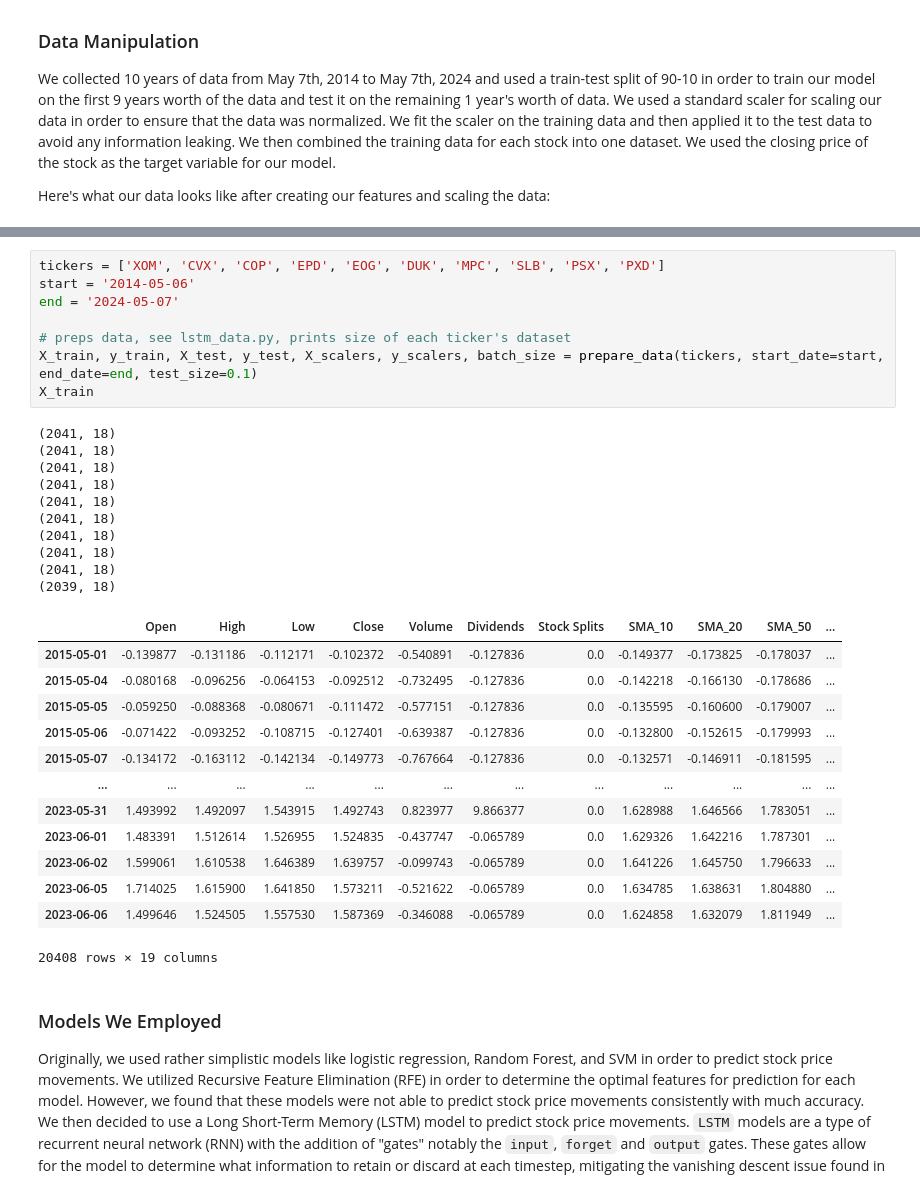
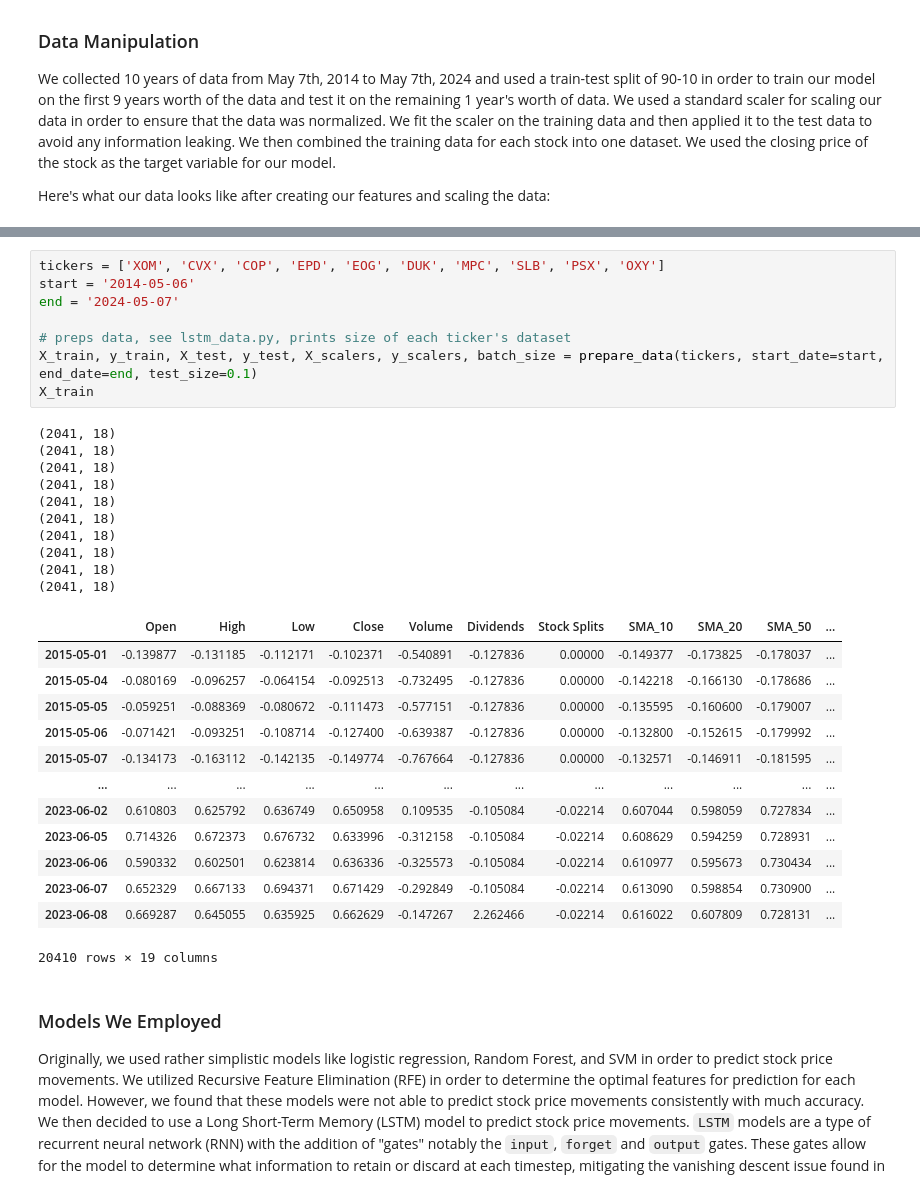
Before and after one commit to jjr2024/cs-451-quant-project, a Jupyter notebook: quant_research.ipynb, the cells around one changed output, grey strips where cells are left out. Drawn from its saved outputs; the diff is of its cells as text.

```diff
--- a/quant_research.ipynb
+++ b/quant_research.ipynb
@@ -119,35 +122,35 @@ from lstm_data import prepare_data, evaluate_lstm
 # %%
-tickers = ['XOM', 'CVX', 'COP', 'EPD', 'EOG', 'DUK', 'MPC', 'SLB', 'PSX', 'PXD']
+tickers = ['XOM', 'CVX', 'COP', 'EPD', 'EOG', 'DUK', 'MPC', 'SLB', 'PSX', 'OXY']
 start = '2014-05-06'
 end = '2024-05-07'
 
 # preps data, see lstm_data.py, prints size of each ticker's dataset
 X_train, y_train, X_test, y_test, X_scalers, y_scalers, batch_size = prepare_data(tickers, start_date=start, end_date=end, test_size=0.1)
 X_train
 # %% [output]
 (2041, 18)
 (2041, 18)
 (2041, 18)
 (2041, 18)
 (2041, 18)
 (2041, 18)
 (2041, 18)
 (2041, 18)
 (2041, 18)
-(2039, 18)
+(2041, 18)
 |  | Open | High | Low | Close | Volume | Dividends | Stock Splits | SMA_10 | SMA_20 | SMA_50 | ... |
-| 2015-05-01 | -0.139877 | -0.131186 | -0.112171 | -0.102372 | -0.540891 | -0.127836 | 0.0 | -0.149377 | -0.173825 | -0.178037 | ... |
-| 2015-05-04 | -0.080168 | -0.096256 | -0.064153 | -0.092512 | -0.732495 | -0.127836 | 0.0 | -0.142218 | -0.166130 | -0.178686 | ... |
-| 2015-05-05 | -0.059250 | -0.088368 | -0.080671 | -0.111472 | -0.577151 | -0.127836 | 0.0 | -0.135595 | -0.160600 | -0.179007 | ... |
-| 2015-05-06 | -0.071422 | -0.093252 | -0.108715 | -0.127401 | -0.639387 | -0.127836 | 0.0 | -0.132800 | -0.152615 | -0.179993 | ... |
-| 2015-05-07 | -0.134172 | -0.163112 | -0.142134 | -0.149773 | -0.767664 | -0.127836 | 0.0 | -0.132571 | -0.146911 | -0.181595 | ... |
+| 2015-05-01 | -0.139877 | -0.131185 | -0.112171 | -0.102371 | -0.540891 | -0.127836 | 0.00000 | -0.149377 | -0.173825 | -0.178037 | ... |
+| 2015-05-04 | -0.080169 | -0.096257 | -0.064154 | -0.092513 | -0.732495 | -0.127836 | 0.00000 | -0.142218 | -0.166130 | -0.178686 | ... |
+| 2015-05-05 | -0.059251 | -0.088369 | -0.080672 | -0.111473 | -0.577151 | -0.127836 | 0.00000 | -0.135595 | -0.160600 | -0.179007 | ... |
+| 2015-05-06 | -0.071421 | -0.093251 | -0.108714 | -0.127400 | -0.639387 | -0.127836 | 0.00000 | -0.132800 | -0.152615 | -0.179992 | ... |
+| 2015-05-07 | -0.134173 | -0.163112 | -0.142135 | -0.149774 | -0.767664 | -0.127836 | 0.00000 | -0.132571 | -0.146911 | -0.181595 | ... |
 | ... | ... | ... | ... | ... | ... | ... | ... | ... | ... | ... | ... |
-| 2023-05-31 | 1.493992 | 1.492097 | 1.543915 | 1.492743 | 0.823977 | 9.866377 | 0.0 | 1.628988 | 1.646566 | 1.783051 | ... |
-| 2023-06-01 | 1.483391 | 1.512614 | 1.526955 | 1.524835 | -0.437747 | -0.065789 | 0.0 | 1.629326 | 1.642216 | 1.787301 | ... |
-| 2023-06-02 | 1.599061 | 1.610538 | 1.646389 | 1.639757 | -0.099743 | -0.065789 | 0.0 | 1.641226 | 1.645750 | 1.796633 | ... |
-| 2023-06-05 | 1.714025 | 1.615900 | 1.641850 | 1.573211 | -0.521622 | -0.065789 | 0.0 | 1.634785 | 1.638631 | 1.804880 | ... |
-| 2023-06-06 | 1.499646 | 1.524505 | 1.557530 | 1.587369 | -0.346088 | -0.065789 | 0.0 | 1.624858 | 1.632079 | 1.811949 | ... |
+| 2023-06-02 | 0.610803 | 0.625792 | 0.636749 | 0.650958 | 0.109535 | -0.105084 | -0.02214 | 0.607044 | 0.598059 | 0.727834 | ... |
+| 2023-06-05 | 0.714326 | 0.672373 | 0.676732 | 0.633996 | -0.312158 | -0.105084 | -0.02214 | 0.608629 | 0.594259 | 0.728931 | ... |
+| 2023-06-06 | 0.590332 | 0.602501 | 0.623814 | 0.636336 | -0.325573 | -0.105084 | -0.02214 | 0.610977 | 0.595673 | 0.730434 | ... |
+| 2023-06-07 | 0.652329 | 0.667133 | 0.694371 | 0.671429 | -0.292849 | -0.105084 | -0.02214 | 0.613090 | 0.598854 | 0.730900 | ... |
+| 2023-06-08 | 0.669287 | 0.645055 | 0.635925 | 0.662629 | -0.147267 | 2.262466 | -0.02214 | 0.616022 | 0.607809 | 0.728131 | ... |
-20408 rows × 19 columns
+20410 rows × 19 columns
 # %% [markdown]
 ### Models We Employed
 
```
Also changed, not shown: parts of 15 cells of this notebook, 3 other files.
